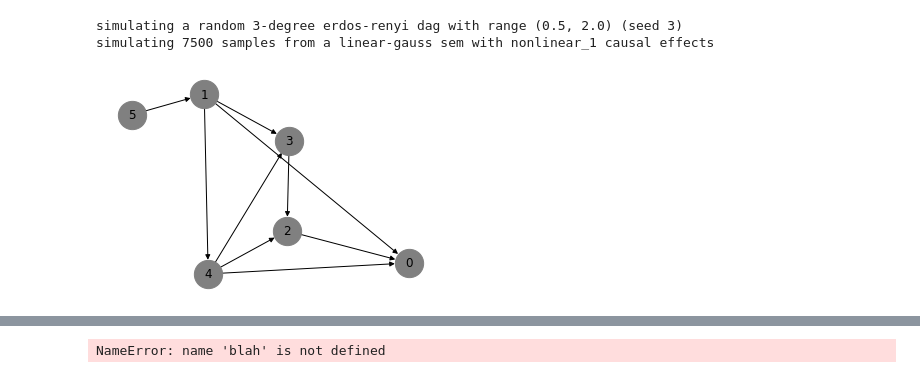
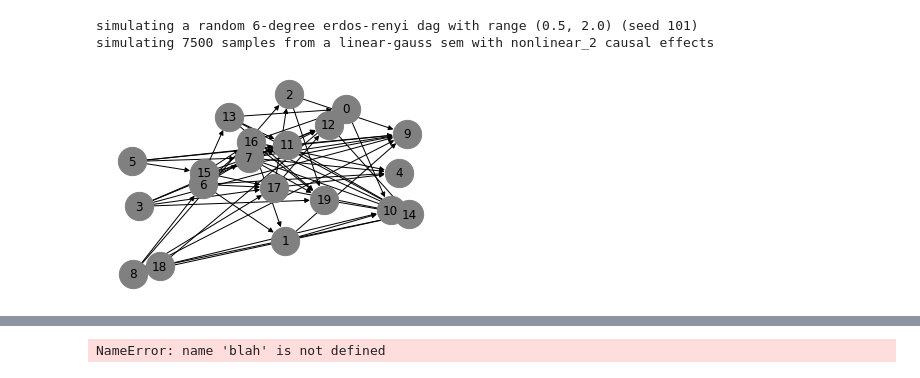
Before and after one commit to q1park/spacetime, a Jupyter notebook: experiments_gae.ipynb, the cells around one changed output, grey strips where cells are left out. Drawn from its saved outputs; the diff is of its cells as text; code cells hidden in the pictures.

```diff
--- a/experiments_gae.ipynb
+++ b/experiments_gae.ipynb
@@ -19,30 +19,22 @@ from spacetime.utils_att import Parameters
 from spacetime.sampler import NodeData, GraphSampler
-# %%
-n_nodes=6
-node_list = list(range(n_nodes))
-from spacetime.training_att import h_A, h_A_timed
-
-sim_params = Parameters(graph_type='erdos-renyi', graph_degree=3, edge_types=2,
-                        sem_type='nonlinear_2', x_dims=1, sem_noise='linear-gauss',
-                        noise_scale = 0.6, sample_size=7500, seed=42)
-
-mod_params = Parameters(n_nodes=n_nodes, x_dims=1, h_dims=32, z_dims=1, graph_threshold=0.3)
-
-trn_params = Parameters(batch_size=100, epochs=5)
-
-opt_params = Parameters(constraint=lambda x: h_A(x, n_nodes),
-                        lr=3e-3, l=1e-2, c=1.0, h=np.inf, tau=1e-10,
-                        max_iters=50, h_tol=1e-8)
-
-sim = Simulator.random(n_nodes, degree=3, seed=3)
-sim.sem(7500, 'nonlinear_1', noise_scale=0.8)
-g = SpaceTime.simulation(sim)
-# g.adj
-g.draw_graph()
-# %% [output]
-simulating a random 3-degree erdos-renyi dag with range (0.5, 2.0) (seed 3)
-simulating 7500 samples from a linear-gauss sem with nonlinear_1 causal effects
-[figure, removed]
+# %%
+n_nodes=20
+node_list = list(range(n_nodes))
+node_dict = {0:node_list}
+
+graph_params = {'degree':6, 'graph_type':'erdos-renyi', 'w_range':(0.5, 2.0),
+                'force_positive':False, 'seed':101}
+data_params = {'n_samples':7500, 'linear_type':'nonlinear_2', 'sem_type':'linear-gauss',
+               'noise_scale':1.0, 'x_dims':5, 'seed':0}
+# %%
+g_true = SpaceTime(Simulator.random(n_nodes, **graph_params))
+data = Data(Simulator.sem(g_true.adj.numpy(), **data_params))
+
+g_true.draw_graph()
+# %% [output]
+simulating a random 6-degree erdos-renyi dag with range (0.5, 2.0) (seed 101)
+simulating 7500 samples from a linear-gauss sem with nonlinear_2 causal effects
+[figure, added]
 # %%
 col_plot_dict = {0:(4,2), 1:(4,1), 2:(2,1), 3:(3,0)}
 mutilate = 1
```
Also changed, not shown: parts of 20 cells of this notebook, 13 other files.
